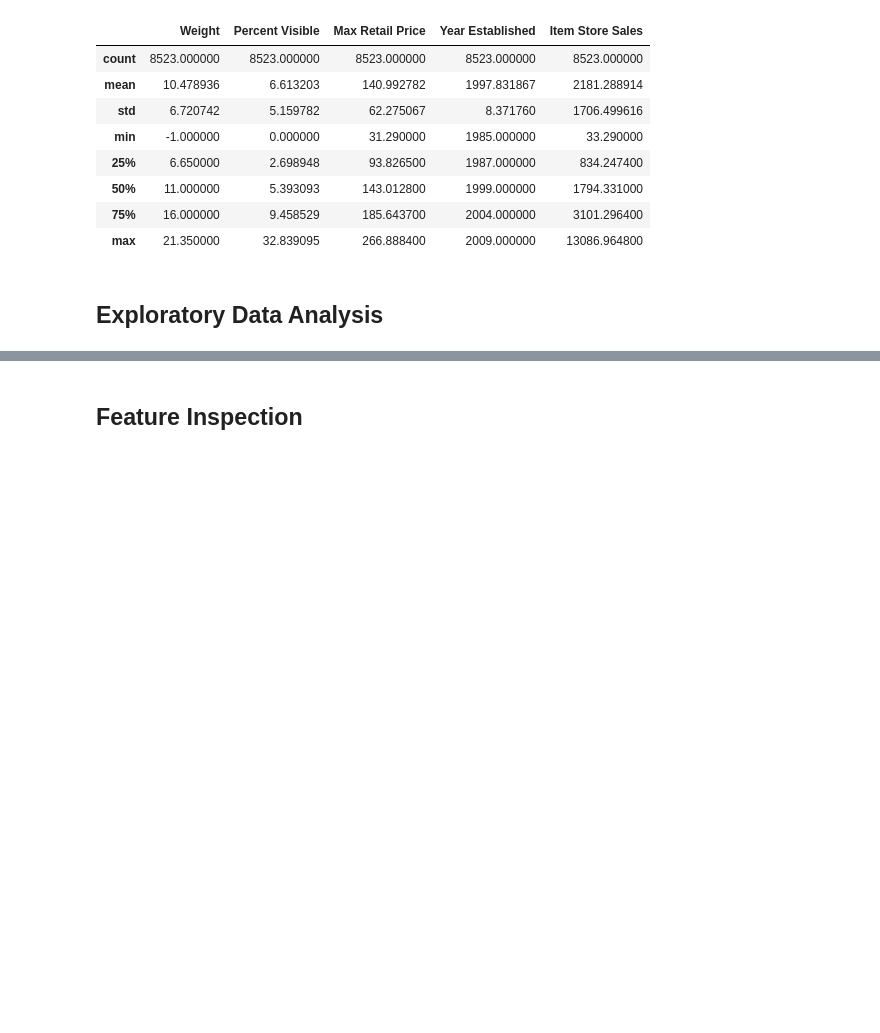
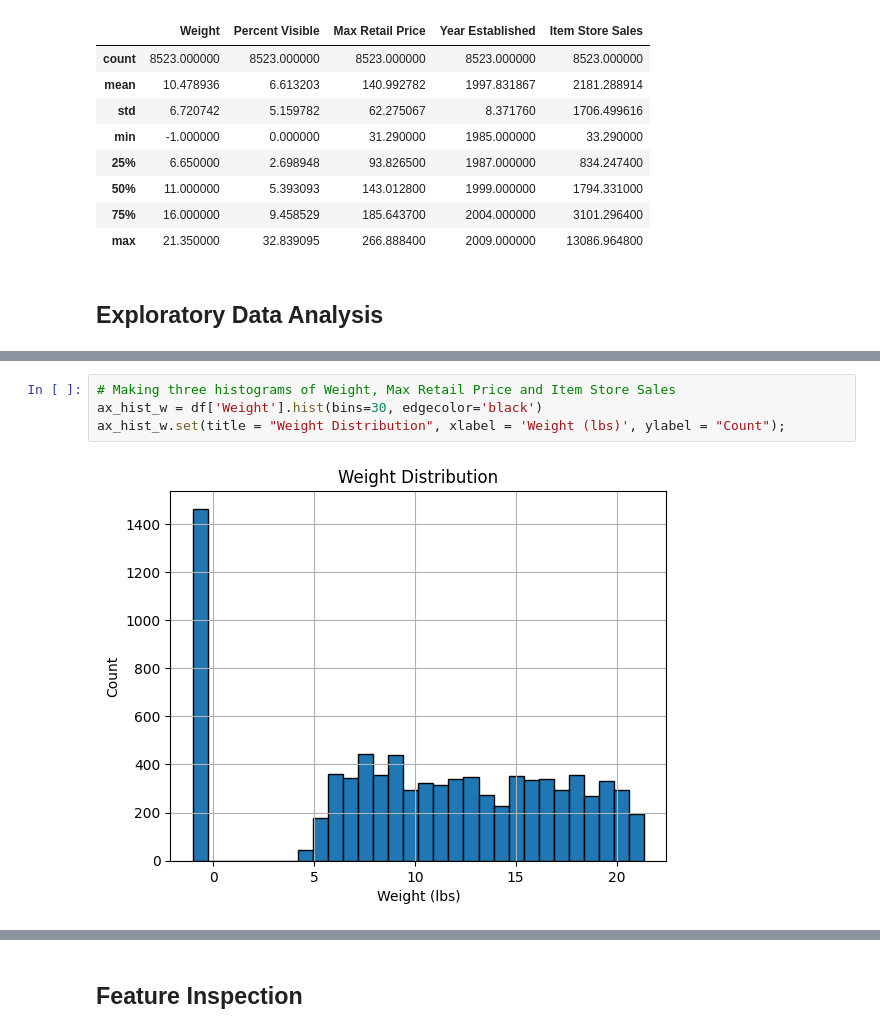
Before and after one commit to Rovidicus/Prediction-of-Product-Sales, a Jupyter notebook: PredictionofProductSales_LukeH.ipynb, the cells around one changed output, grey strips where cells are left out. Drawn from its saved outputs; the diff is of its cells as text; blank space fills up the shorter version.

```diff
--- a/PredictionofProductSales_LukeH.ipynb
+++ b/PredictionofProductSales_LukeH.ipynb
@@ -339,0 +381,6 @@ df[num_cols].describe()
+# %%
+# Making three histograms of Weight, Max Retail Price and Item Store Sales
+ax_hist_w = df['Weight'].hist(bins=30, edgecolor='black')
+ax_hist_w.set(title = "Weight Distribution", xlabel = 'Weight (lbs)', ylabel = "Count");
+# %% [output]
+[figure, added]
```
Also changed, not shown: parts of 15 cells of this notebook.
